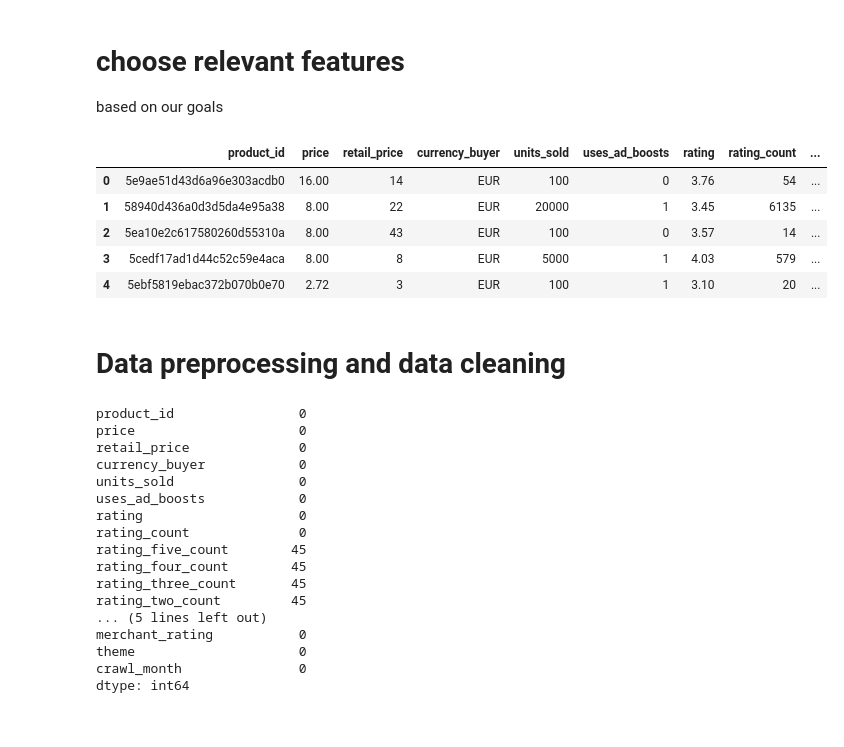
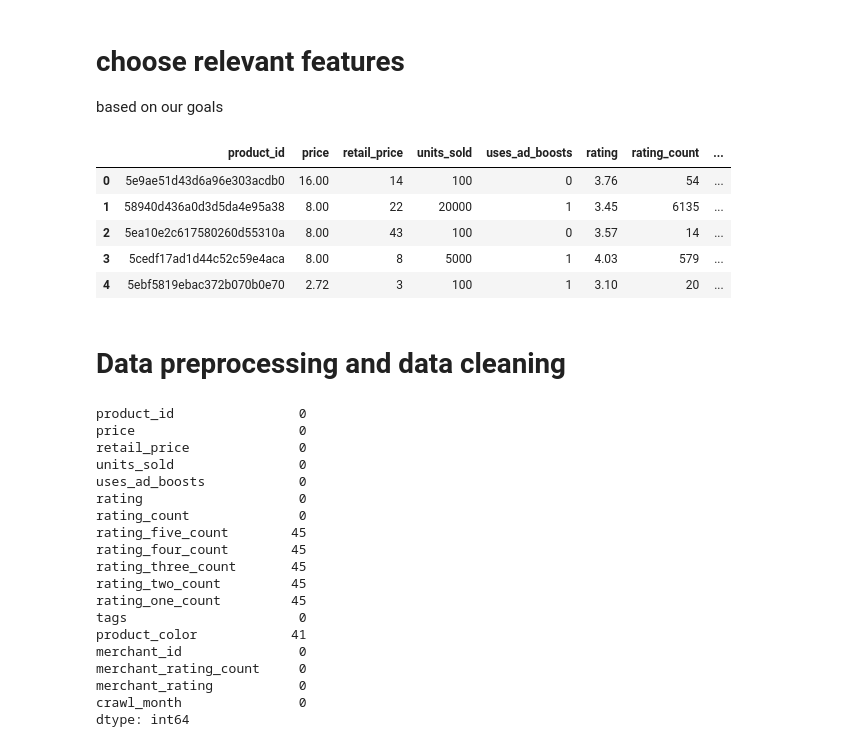
Before and after one commit to nasby18/Malaria_case_tracking_dashboard, a Jupyter notebook: notebooks/Data preprocessing.ipynb, the cells around one changed output. Saved outputs shown, nothing was run; the diff lists cells and outputs as text; code cells hidden in the pictures.

```diff
--- a/notebooks/Data preprocessing.ipynb
+++ b/notebooks/Data preprocessing.ipynb
@@ -47,19 +47,18 @@ Index(['title', 'title_orig', 'price', 'retail_price', 'currency_buyer',
 # choose relevant features
 based on our goals
 # %%
-p_perfomance_df=ds[['product_id','price', 'retail_price', 'currency_buyer',
+p_perfomance_df=ds[['product_id','price', 'retail_price',
        'units_sold', 'uses_ad_boosts', 'rating', 'rating_count',
        'rating_five_count', 'rating_four_count', 'rating_three_count',
-       'rating_two_count', 'rating_one_count', 'tags', 'product_color','merchant_id','merchant_rating_count', 'merchant_rating',
-        'theme', 'crawl_month']]
+       'rating_two_count', 'rating_one_count', 'tags', 'product_color','merchant_id','merchant_rating_count', 'merchant_rating','crawl_month']]
 p_perfomance_df.head()
 # %% [output]
-|  | product_id | price | retail_price | currency_buyer | units_sold | uses_ad_boosts | rating | rating_count | ... |
-| 0 | 5e9ae51d43d6a96e303acdb0 | 16.00 | 14 | EUR | 100 | 0 | 3.76 | 54 | ... |
-| 1 | 58940d436a0d3d5da4e95a38 | 8.00 | 22 | EUR | 20000 | 1 | 3.45 | 6135 | ... |
-| 2 | 5ea10e2c617580260d55310a | 8.00 | 43 | EUR | 100 | 0 | 3.57 | 14 | ... |
-| 3 | 5cedf17ad1d44c52c59e4aca | 8.00 | 8 | EUR | 5000 | 1 | 4.03 | 579 | ... |
-| 4 | 5ebf5819ebac372b070b0e70 | 2.72 | 3 | EUR | 100 | 1 | 3.10 | 20 | ... |
+|  | product_id | price | retail_price | units_sold | uses_ad_boosts | rating | rating_count | ... |
+| 0 | 5e9ae51d43d6a96e303acdb0 | 16.00 | 14 | 100 | 0 | 3.76 | 54 | ... |
+| 1 | 58940d436a0d3d5da4e95a38 | 8.00 | 22 | 20000 | 1 | 3.45 | 6135 | ... |
+| 2 | 5ea10e2c617580260d55310a | 8.00 | 43 | 100 | 0 | 3.57 | 14 | ... |
+| 3 | 5cedf17ad1d44c52c59e4aca | 8.00 | 8 | 5000 | 1 | 4.03 | 579 | ... |
+| 4 | 5ebf5819ebac372b070b0e70 | 2.72 | 3 | 100 | 1 | 3.10 | 20 | ... |
 # %% [markdown]
 # Data preprocessing and data cleaning
 # %%
@@ -69,7 +68,6 @@ p_perfomance_df.isnull().sum()
 product_id                0
 price                     0
 retail_price              0
-currency_buyer            0
 units_sold                0
 uses_ad_boosts            0
 rating                    0
@@ -78,8 +76,11 @@ rating_five_count        45
 rating_four_count        45
 rating_three_count       45
 rating_two_count         45
-... (5 lines left out)
+rating_one_count         45
+tags                      0
+product_color            41
+merchant_id               0
+merchant_rating_count     0
 merchant_rating           0
-theme                     0
 crawl_month               0
 dtype: int64
```
Also changed, not shown: parts of 5 cells of this notebook.
